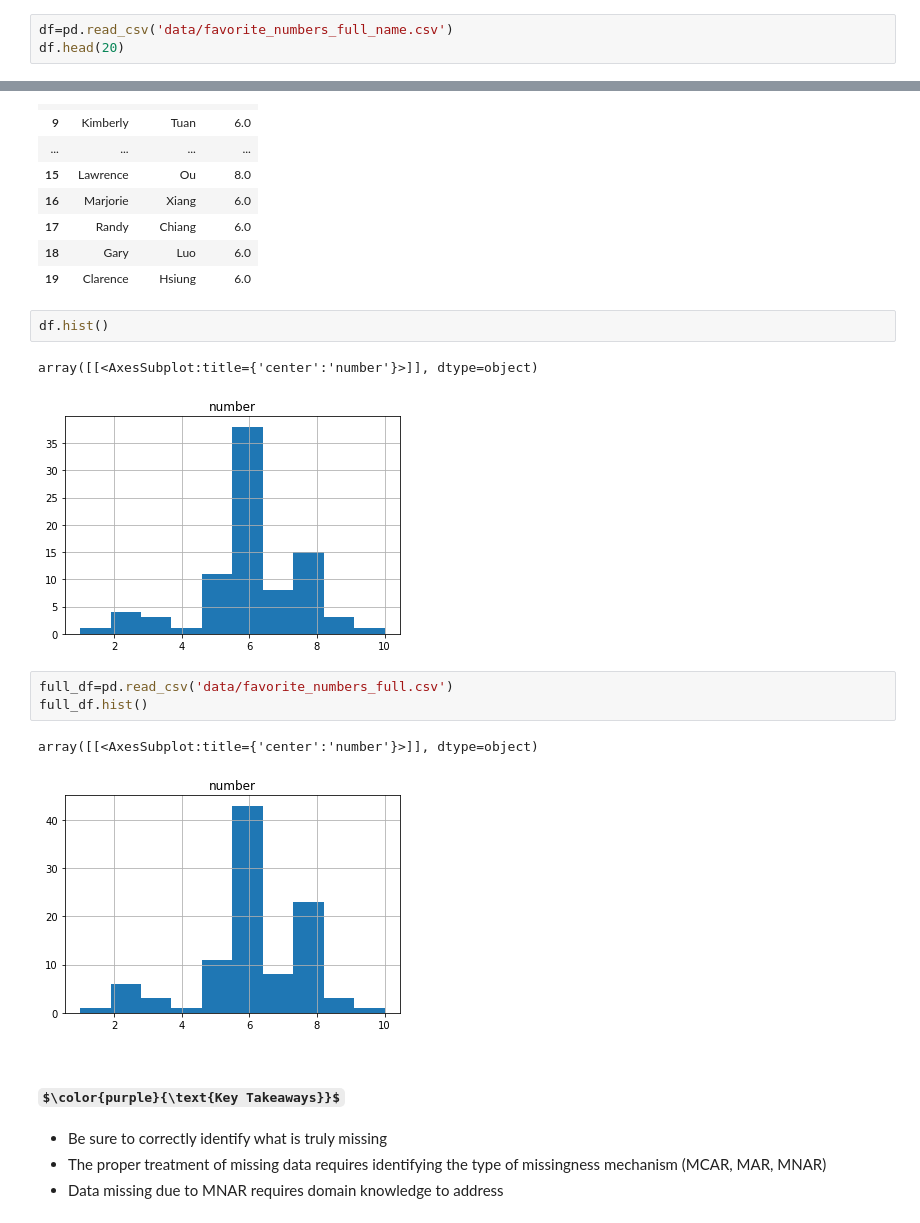
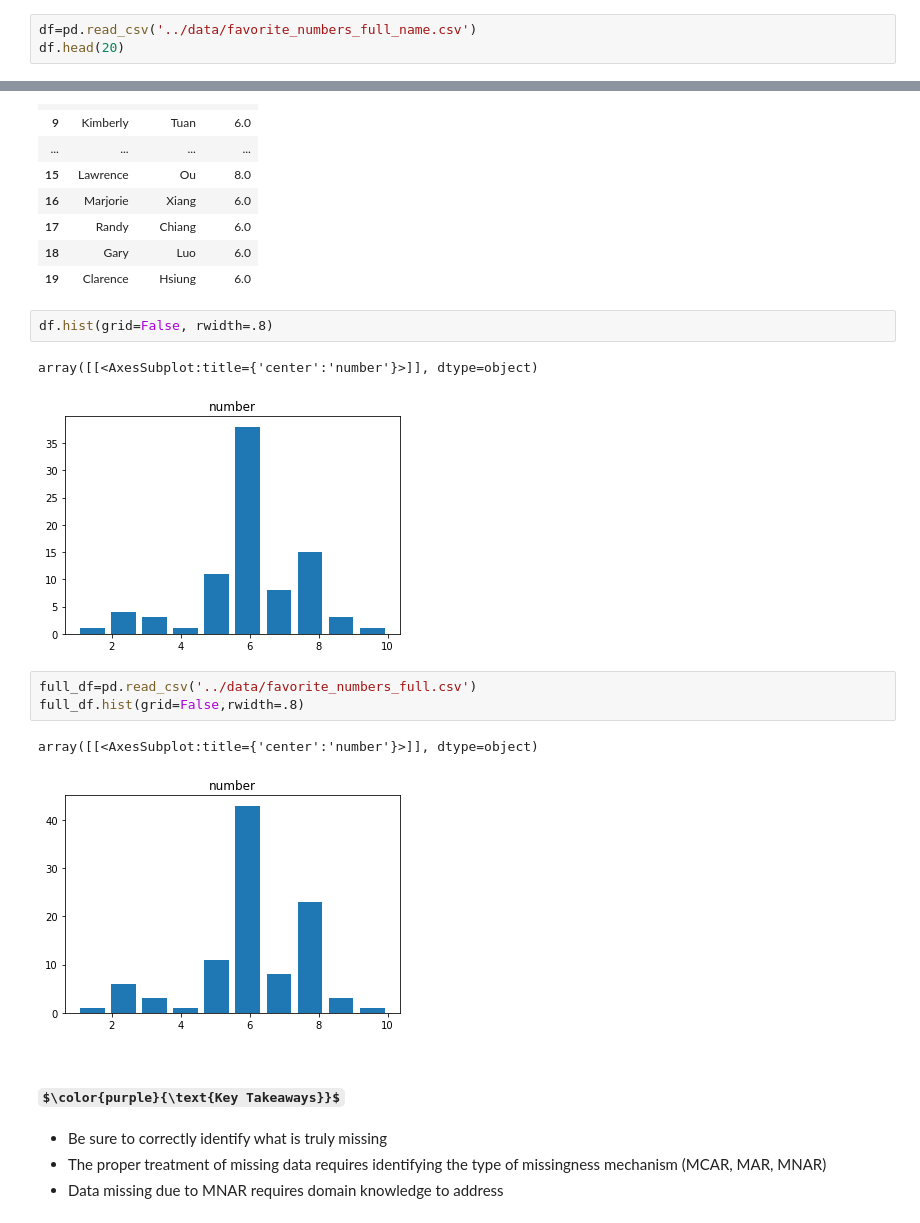
Before and after one commit to WestHealth/scipy2022-missingness-tutorial, a Jupyter notebook: master/1 - Introduction to Missingness.ipynb, the cells around one changed output, grey strips where cells are left out. Cells and saved outputs as stored; diff of their text form; some formulas as TeX source.

```diff
--- a/master/1 - Introduction to Missingness.ipynb
+++ b/master/1 - Introduction to Missingness.ipynb
@@ -193,7 +200,7 @@ Suppose now we have their last names. We see the surnames and might be able to a
 
 Traditionally, in Chinese culture, 6 and 8 are considered lucky where 4 and 10 are considered unlucky.
 # %%
-df=pd.read_csv('data/favorite_numbers_full_name.csv')
+df=pd.read_csv('../data/favorite_numbers_full_name.csv')
 df.head(20)
 # %% [output]
 |  | first_name | last_name | number |
@@ -214,16 +221,16 @@ df.head(20)
 | 18 | Gary | Luo | 6.0 |
 | 19 | Clarence | Hsiung | 6.0 |
 # %%
-df.hist()
+df.hist(grid=False, rwidth=.8)
 # %% [output]
 array([[<AxesSubplot:title={'center':'number'}>]], dtype=object)
-[figure, old version]
+[figure, new version]
 # %%
-full_df=pd.read_csv('data/favorite_numbers_full.csv')
-full_df.hist()
+full_df=pd.read_csv('../data/favorite_numbers_full.csv')
+full_df.hist(grid=False,rwidth=.8)
 # %% [output]
 array([[<AxesSubplot:title={'center':'number'}>]], dtype=object)
-[figure, old version]
+[figure, new version]
 # %% [markdown]
 ## $\color{purple}{\text{Key Takeaways}}$
 * Be sure to correctly identify what is truly missing
```
Also changed, not shown: parts of 4 cells of this notebook, 4 other files.
